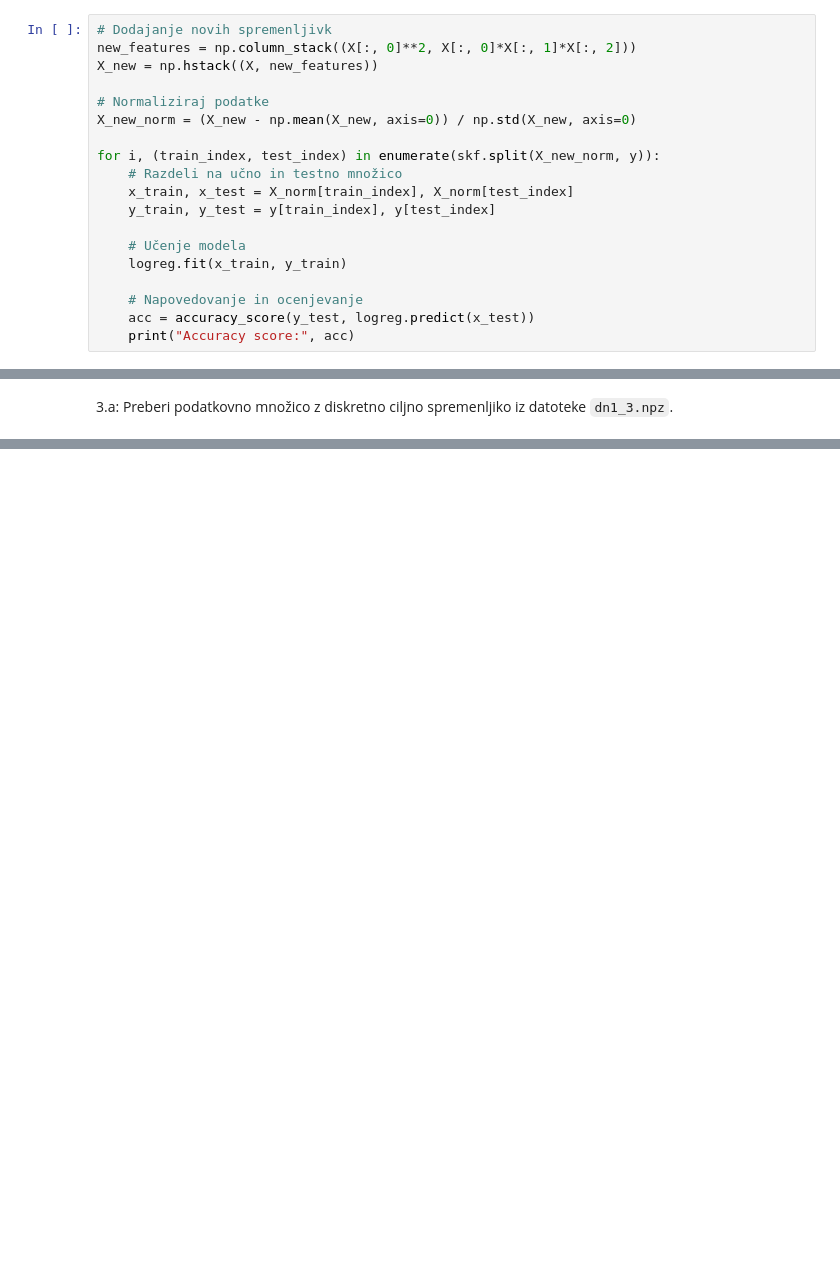
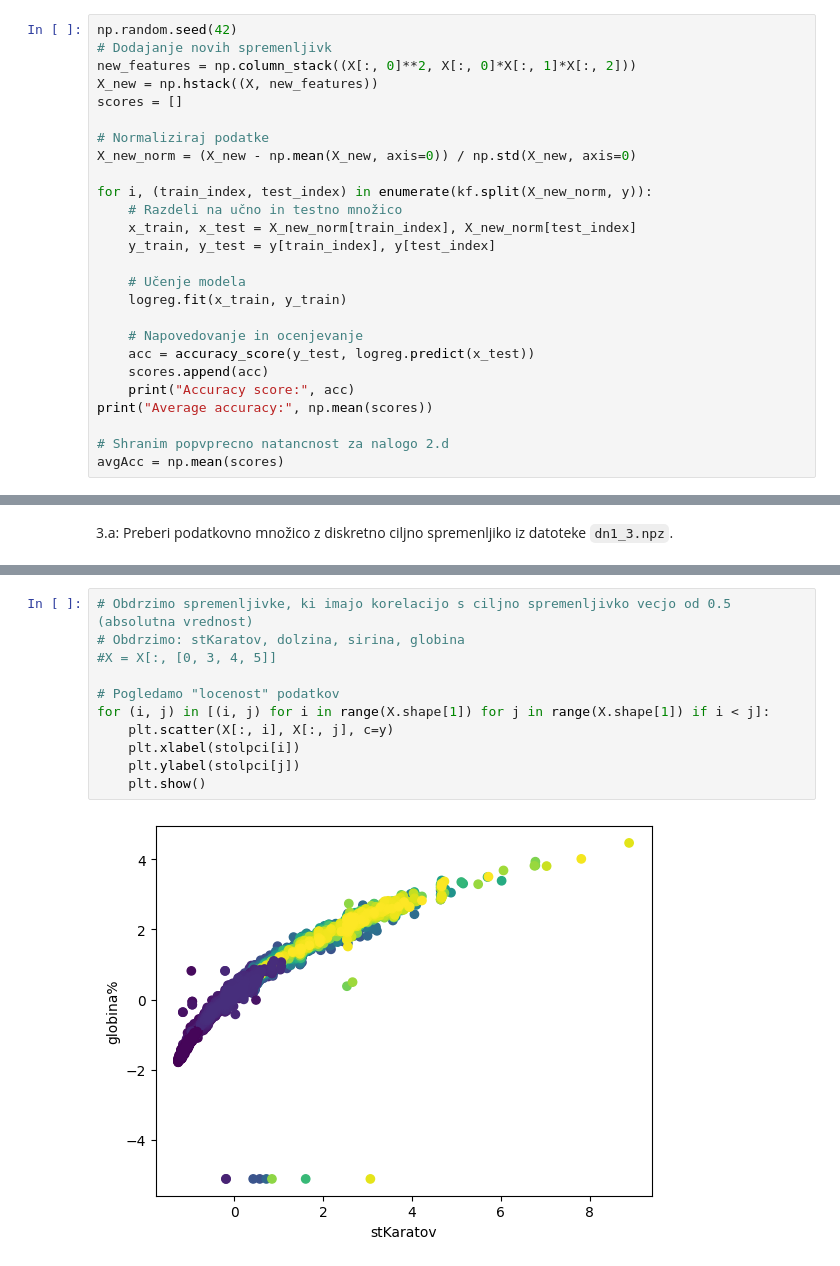
Before and after one commit to anejrozman/Machine-Learning-1, a Jupyter notebook: hw1/dn1.ipynb, the cells around one changed output, grey strips where cells are left out. Cells and saved outputs as stored; diff of their text form; blank space fills up the shorter version.

```diff
--- a/hw1/dn1.ipynb
+++ b/hw1/dn1.ipynb
@@ -149,16 +174,18 @@ Accuracy score: 0.945
 
 Opomba: Opozorilu o problemu s konvergenco se lahko izognete tako, da povečate število iteracij logistične regresije (npr. na 1000).
 # %%
+np.random.seed(42)
 # Dodajanje novih spremenljivk
 new_features = np.column_stack((X[:, 0]**2, X[:, 0]*X[:, 1]*X[:, 2]))
 X_new = np.hstack((X, new_features))
+scores = []
 
 # Normaliziraj podatke
 X_new_norm = (X_new - np.mean(X_new, axis=0)) / np.std(X_new, axis=0)
 
-for i, (train_index, test_index) in enumerate(skf.split(X_new_norm, y)):
+for i, (train_index, test_index) in enumerate(kf.split(X_new_norm, y)):
     # Razdeli na učno in testno množico
-    x_train, x_test = X_norm[train_index], X_norm[test_index]
+    x_train, x_test = X_new_norm[train_index], X_new_norm[test_index]
     y_train, y_test = y[train_index], y[test_index]
 
     # Učenje modela
@@ -166,5 +193,10 @@ for i, (train_index, test_index) in enumerate(skf.split(X_new_norm, y)):
 
     # Napovedovanje in ocenjevanje
     acc = accuracy_score(y_test, logreg.predict(x_test))
+    scores.append(acc)
     print("Accuracy score:", acc)
+print("Average accuracy:", np.mean(scores))
+
+# Shranim popvprecno natancnost za nalogo 2.d
+avgAcc = np.mean(scores)
 # %% [output]
@@ -203,0 +424,13 @@ Opomba: Pomen spremenljivk je sledeč:
+# %%
+# Obdrzimo spremenljivke, ki imajo korelacijo s ciljno spremenljivko vecjo od 0.5 (absolutna vrednost)
+# Obdrzimo: stKaratov, dolzina, sirina, globina
+#X = X[:, [0, 3, 4, 5]]
+
+# Pogledamo "locenost" podatkov
+for (i, j) in [(i, j) for i in range(X.shape[1]) for j in range(X.shape[1]) if i < j]:
+    plt.scatter(X[:, i], X[:, j], c=y)
+    plt.xlabel(stolpci[i])
+    plt.ylabel(stolpci[j])
+    plt.show()
+# %% [output]
+[figure, added]
```
Also changed, not shown: parts of 15 cells of this notebook.
